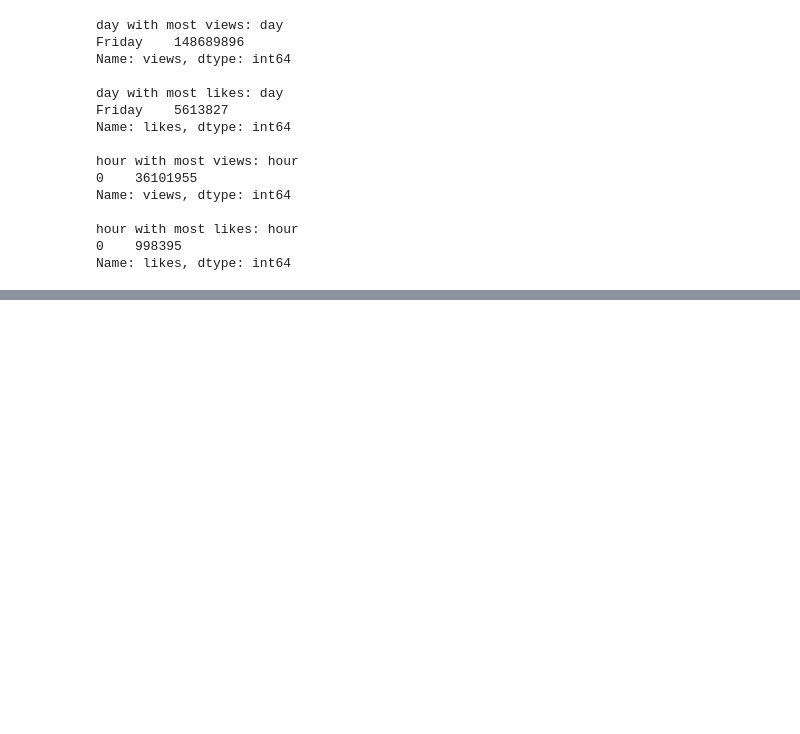
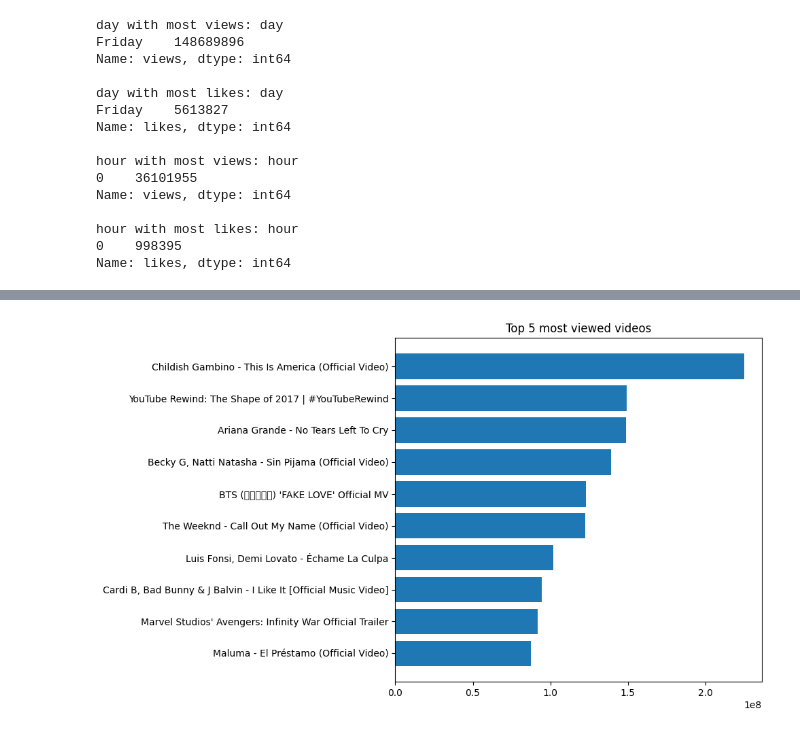
Before and after one commit to dipak1920basnet/YouTube_Video_Statistics, a Jupyter notebook: youtube.ipynb, the cells around one changed output, grey strips where cells are left out. Saved outputs shown, nothing was run; the diff lists cells and outputs as text; code cells hidden in the pictures; blank space fills up the shorter version.

```diff
--- a/youtube.ipynb
+++ b/youtube.ipynb
@@ -203,0 +203,19 @@ Name: likes, dtype: int64
+# %%
+new_label = (df.groupby("title",as_index=False)["views"].max().sort_values("views",ascending=False).head(10))
+# %%
+labels = new_label["title"]
+view_count = new_label["views"]
+# %%
+
+plt.figure(figsize=(10,6))
+plt.barh(labels,view_count)
+# plt.xlabel("Title")
+# plt.ylabel("Views")
+plt.title("Top 5 most viewed videos")
+plt.tight_layout()
+plt.gca().invert_yaxis()
+# plt.gca().invert_xaxis()
+plt.savefig("charts/barh.png")
+plt.show()
+# %% [output]
+[figure, added]
```
Also changed, not shown: parts of 8 cells of this notebook, 2 other files.
